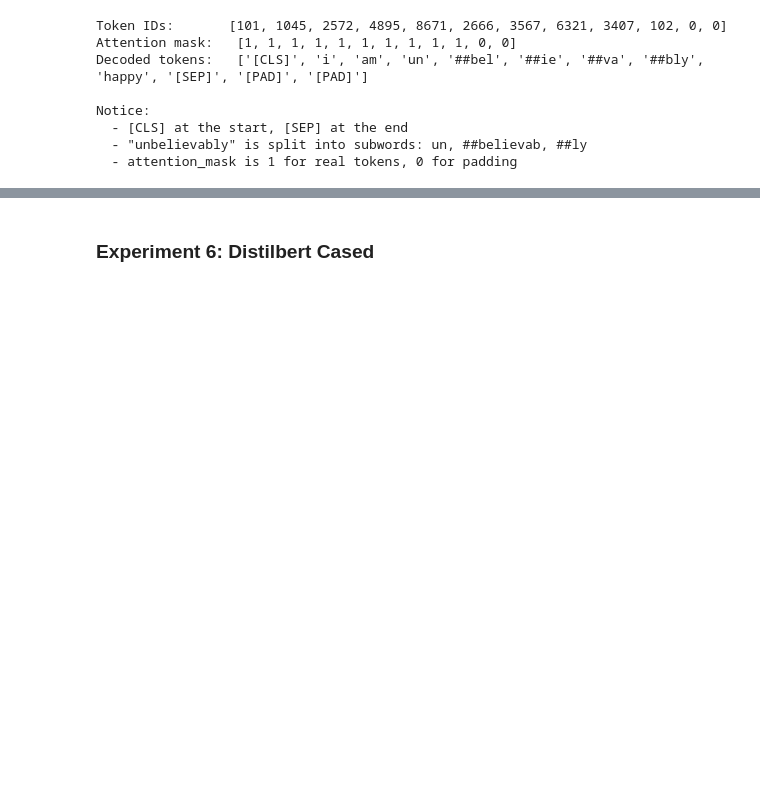
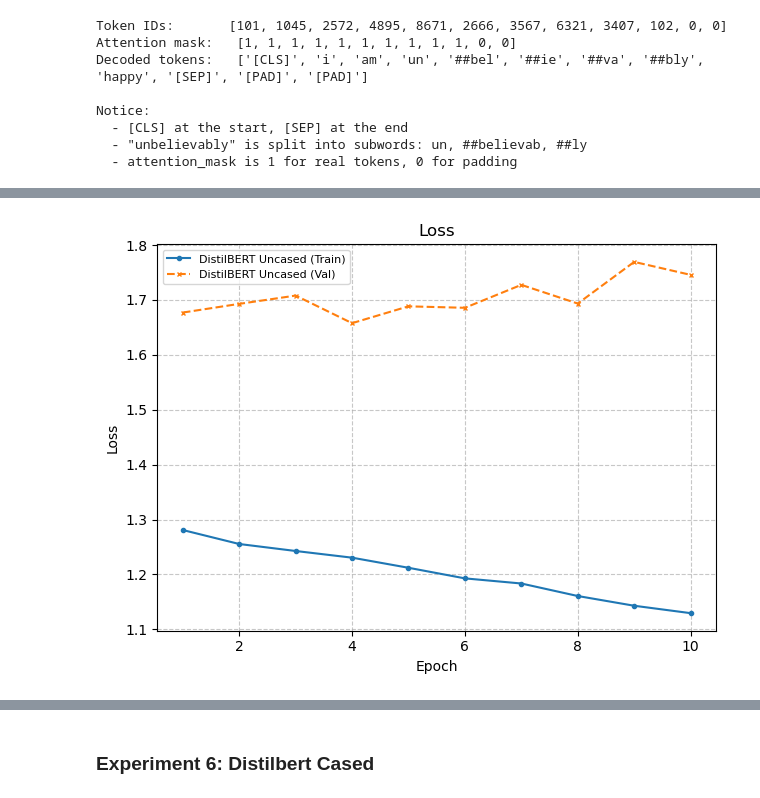
Before and after one commit to LoganJGunawan/DeepLearning2, a Jupyter notebook: main.ipynb, the cells around one changed output, grey strips where cells are left out. Cells and saved outputs as stored; diff of their text form; code cells hidden in the pictures; blank space fills up the shorter version.

```diff
--- a/main.ipynb
+++ b/main.ipynb
@@ -1468,3 +1472,7 @@ Step 1: Linear Probing
+# %%
+plot_experiments(all_results, ["DistilBERT Uncased"])
+# %% [output]
+[figure, added]
 # %%
 fig, report, accuracy = get_evaluation(distilbert, task1_hf_test_loader, "Distilbert Uncased", True)
 
```
Also changed, not shown: parts of 21 cells of this notebook.
